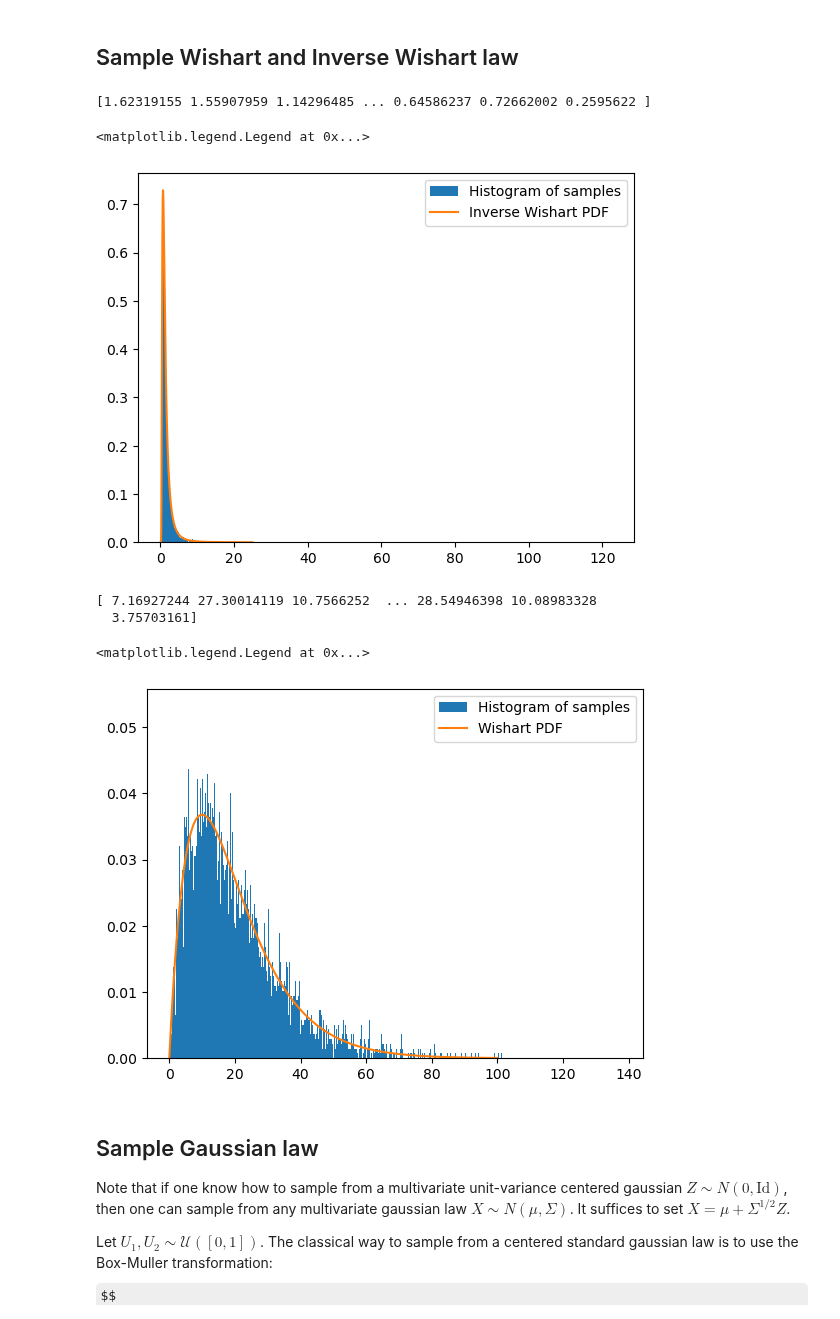
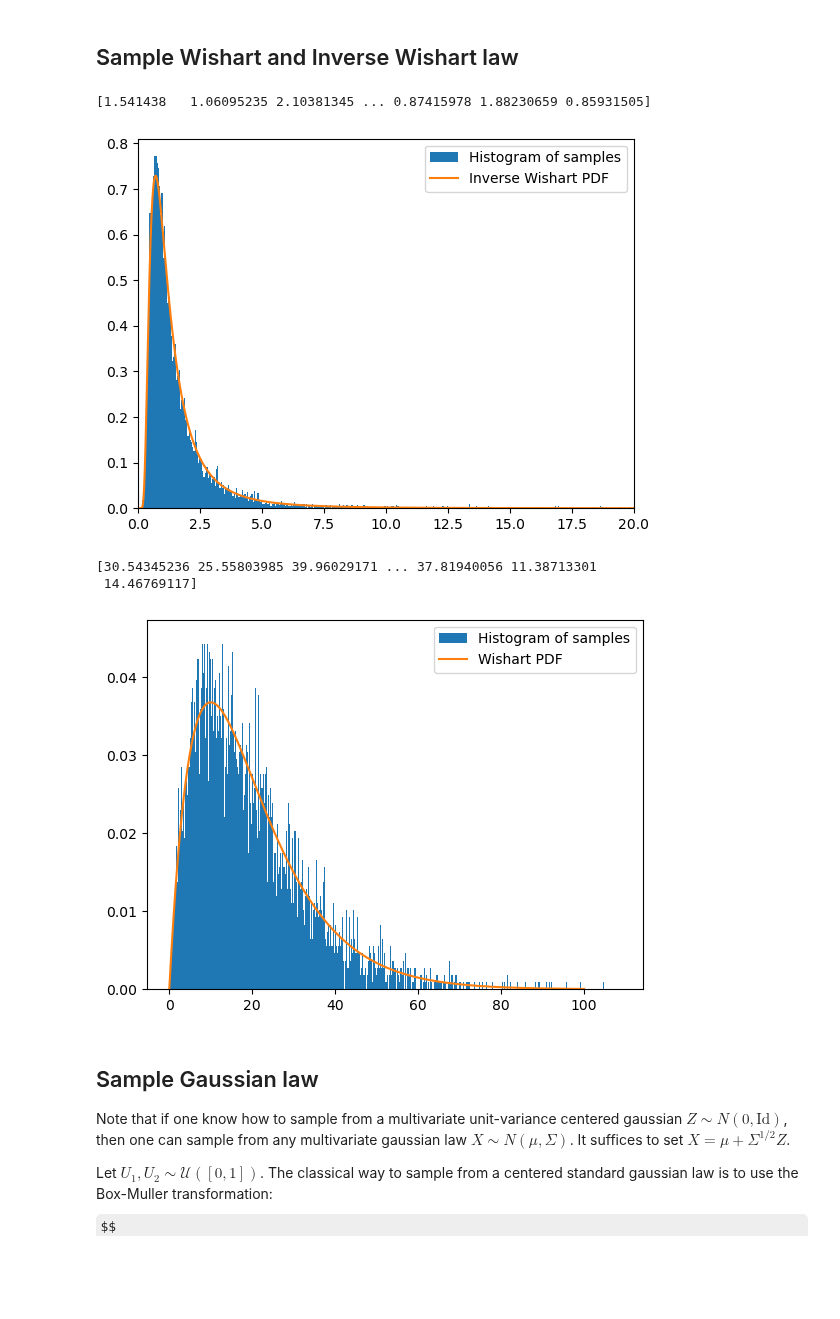
Before and after one commit to roomate/ML_from_scratch, a Jupyter notebook: random_algos.ipynb, the cells around one changed output. Drawn from its saved outputs; the diff is of its cells as text; code cells hidden in the pictures; some formulas as TeX source; blank space fills up the shorter version.

Commit message:
Update tris.ipynb and random algos

```diff
--- a/random_algos.ipynb
+++ b/random_algos.ipynb
@@ -68,46 +68,39 @@ N = 100
 Nb_of_Samples = (20,)
 
 T = np.linspace(0, 20, Nb_of_Samples[0])
-
-t0_bar_mean = .5 #t0_bar_bar
-t0_bar_std = .1
-t0_bar = np.random.randn()*t0_bar_std + t0_bar_mean
-
-v0_bar_mean = .3 #v0_bar_bar
-v0_bar_std = .1
-v0_bar = np.random.randn()*v0_bar_std + v0_bar_mean
 
 
 def sample_inv_wishart(Var: float = v, m: int = m):
     """
     I sample from a wishart law, and return the inverse. Bt definition, it is a sample from the Inverse Wishart law.
     Var (array[array]): Covariance matrix
     N: Number of samples
     """
     L = 1/np.sqrt(Var)
     G = L*np.random.randn(1, m)
     Wishart = (G @ G.T).flatten()
     return 1/Wishart
 
 Samples = np.array([])
 for _ in range(10000):
     Samples = np.append(Samples, sample_inv_wishart())
 print(Samples)
 print("\n")
 
 def Inv_Wishart_PDF(x : float, v: float = v, m: int = m) -> float:
     return 1/gamma(m/2)*1/x*(np.sqrt(v)/(np.sqrt(2*x)))**m*np.exp(-v/(2*x))
 
 count, bins = np.histogram(Samples, bins = 1000) #bins is the positions of the bins, while count is the number of elements per bin
 
 plt.hist(bins[:-1], bins, weights = count, density=True, label = "Histogram of samples");
-x = np.linspace(0, 25, 10000)
+x = np.linspace(1e-16, 25, 10000)
 plt.plot(x, Inv_Wishart_PDF(x), label = "Inverse Wishart PDF")
+plt.xlim(0, 20)
 plt.legend()
+plt.show()
 # %% [output]
-[1.62319155 1.55907959 1.14296485 ... 0.64586237 0.72662002 0.2595622 ]
+[1.541438   1.06095235 2.10381345 ... 0.87415978 1.88230659 0.85931505]
-<matplotlib.legend.Legend at 0x...>
-[figure, old version]
+[figure, new version]
 # %%
 def sample_wishart(Var: float = v, n: int = 4):
     """
@@ -139,11 +132,11 @@ plt.hist(bins[:-1], bins, weights = count, density=True, label = "Histogram of s
 x = np.linspace(0, 100, 10000)
 plt.plot(x, Wishart_PDF(x), label = "Wishart PDF")
 plt.legend()
+plt.show()
 # %% [output]
-[ 7.16927244 27.30014119 10.7566252  ... 28.54946398 10.08983328
-  3.75703161]
+[30.54345236 25.55803985 39.96029171 ... 37.81940056 11.38713301
+ 14.46769117]
-<matplotlib.legend.Legend at 0x...>
-[figure, old version]
+[figure, new version]
 # %% [markdown]
 ## Sample Gaussian law
 Note that if one know how to sample from a multivariate unit-variance centered gaussian $ Z \sim N(0, \text{Id})$, then one can sample from any multivariate gaussian law $X \sim N(\mu, \Sigma)$. It suffices to set $X = \mu + \Sigma^{1/2}Z$.
```
Also changed, not shown: parts of 4 cells of this notebook, 2 other files.
